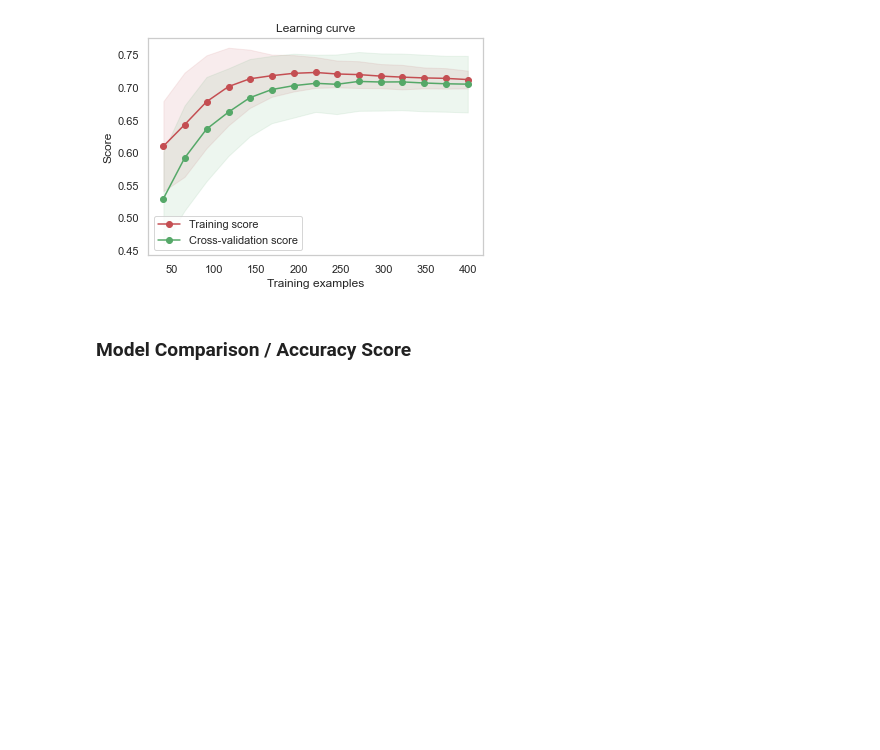
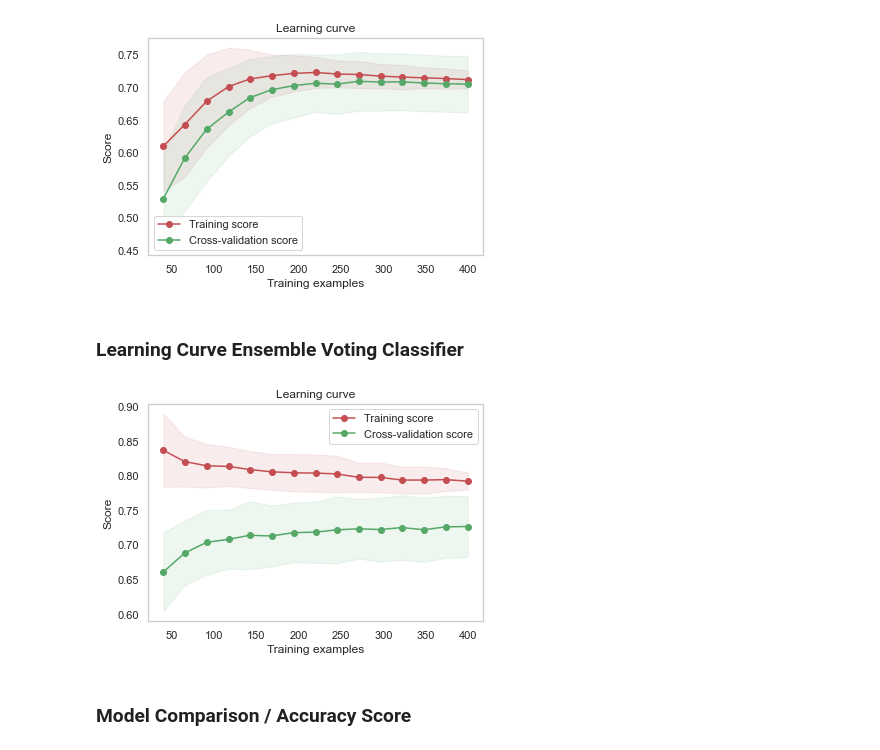
Before and after one commit to muzammilhussnain0786/CardioDiseasePrediction, a Jupyter notebook: heart_disease_prevention.ipynb, the cells around one changed output. Saved outputs shown, nothing was run; the diff lists cells and outputs as text; code cells hidden in the pictures; blank space fills up the shorter version.

```diff
--- a/heart_disease_prevention.ipynb
+++ b/heart_disease_prevention.ipynb
@@ -373,6 +402,12 @@ learning_curve_model(X, Y, cardio_decision_tree_model, cv, train_size)
 learning_curve_model(X, Y, cardio_decision_svc_model, cv, train_size)
 # %% [output]
 [figure]
+# %% [markdown]
+### Learning Curve Ensemble Voting Classifier
+# %%
+learning_curve_model(X, Y, cardio_decision_voting_model, cv, train_size)
+# %% [output]
+[figure, added]
 # %% [markdown]
 ### Model Comparison / Accuracy Score
 # %%
```
Also changed, not shown: parts of 21 cells of this notebook.
